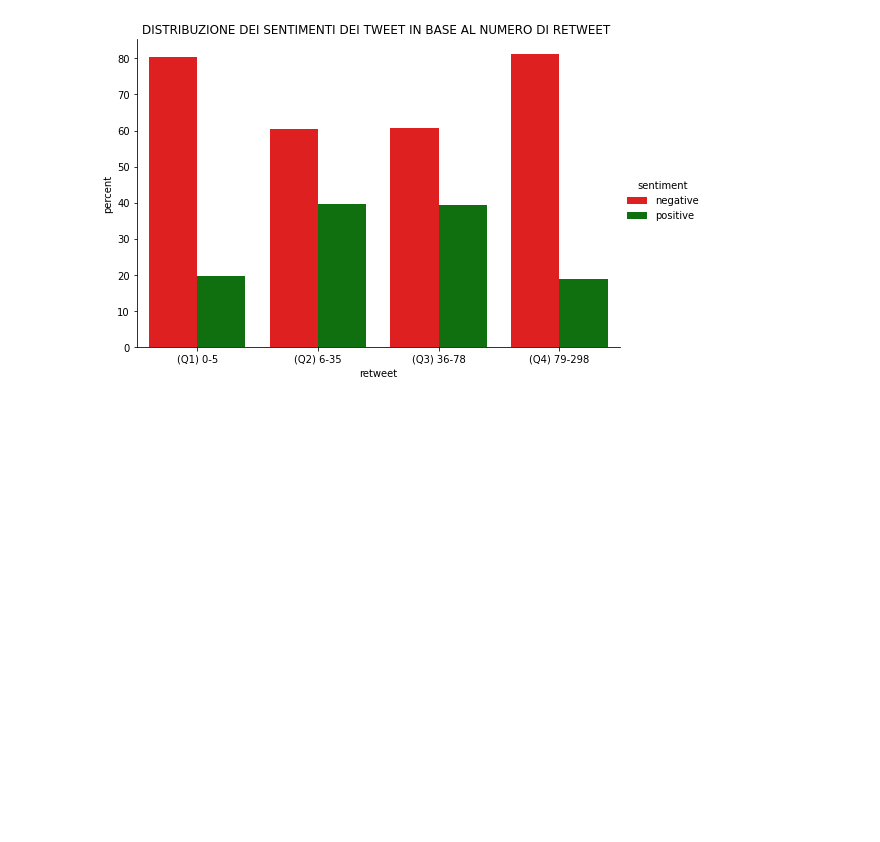
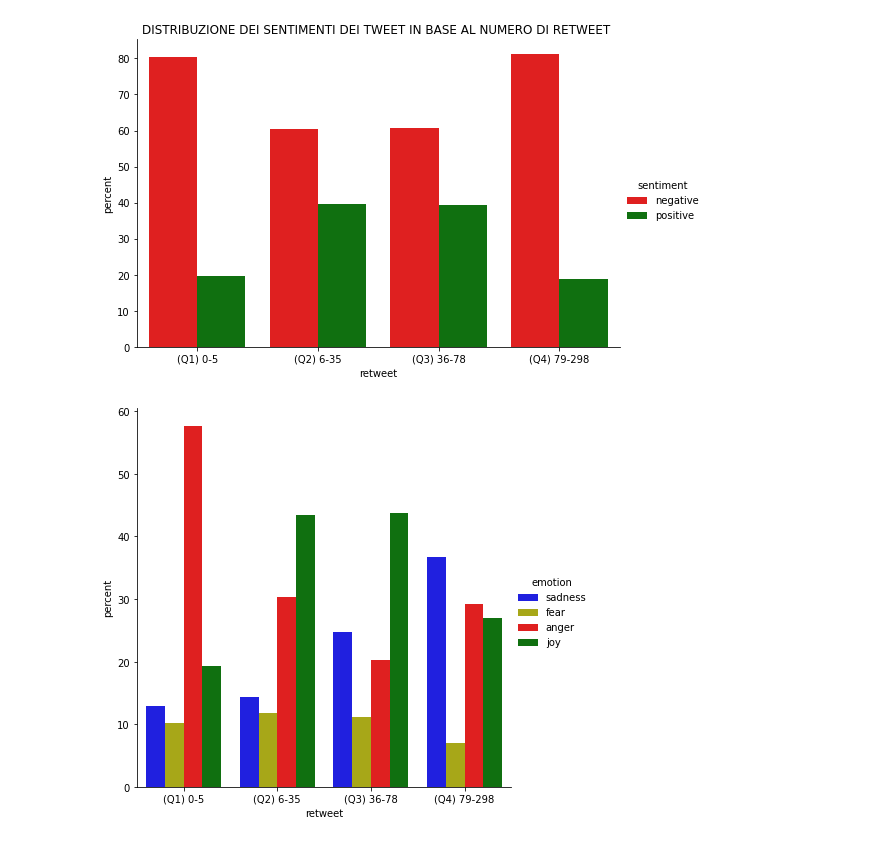
Before and after one commit to paolofesta/prove, a Jupyter notebook: TESI.ipynb, the cells around one changed output. Cells and saved outputs as stored; diff of their text form; code cells hidden in the pictures; blank space fills up the shorter version.

```diff
--- a/TESI.ipynb
+++ b/TESI.ipynb
@@ -955 +976,10 @@ print()
+# %%
+z={'percent':[(414/3218)*100,(329/3218)*100,(1856/3218)*100,(619/3218)*100,(443/3086)*100,(363/3086)*100,(938/3086)*100,(1342/3086)*100,(782/3158)*100,(353/3158)*100,(641/3158)*100,(1382/3158)*100,(1136/3098)*100,(219/3098)*100,(905/3098)*100,(838/3098)*100],'emotion':['sadness','fear','anger','joy','sadness','fear','anger','joy','sadness','fear','anger','joy','sadness','fear','anger','joy'],'retweet':['(Q1) 0-5','(Q1) 0-5','(Q1) 0-5','(Q1) 0-5','(Q2) 6-35','(Q2) 6-35','(Q2) 6-35','(Q2) 6-35','(Q3) 36-78','(Q3) 36-78','(Q3) 36-78','(Q3) 36-78','(Q4) 79-298','(Q4) 79-298','(Q4) 79-298','(Q4) 79-298']}
+df1=pd.DataFrame(data=z)
+# %%
+sns.catplot(data=df1,x='retweet',y='percent',hue='emotion',kind='bar', dodge=True,palette=["b","y","r","g"],height=6)
+plt.title('')
+print()
+# %% [output]
+[figure, added]
 # %%
```
Also changed, not shown: parts of 7 cells of this notebook.
